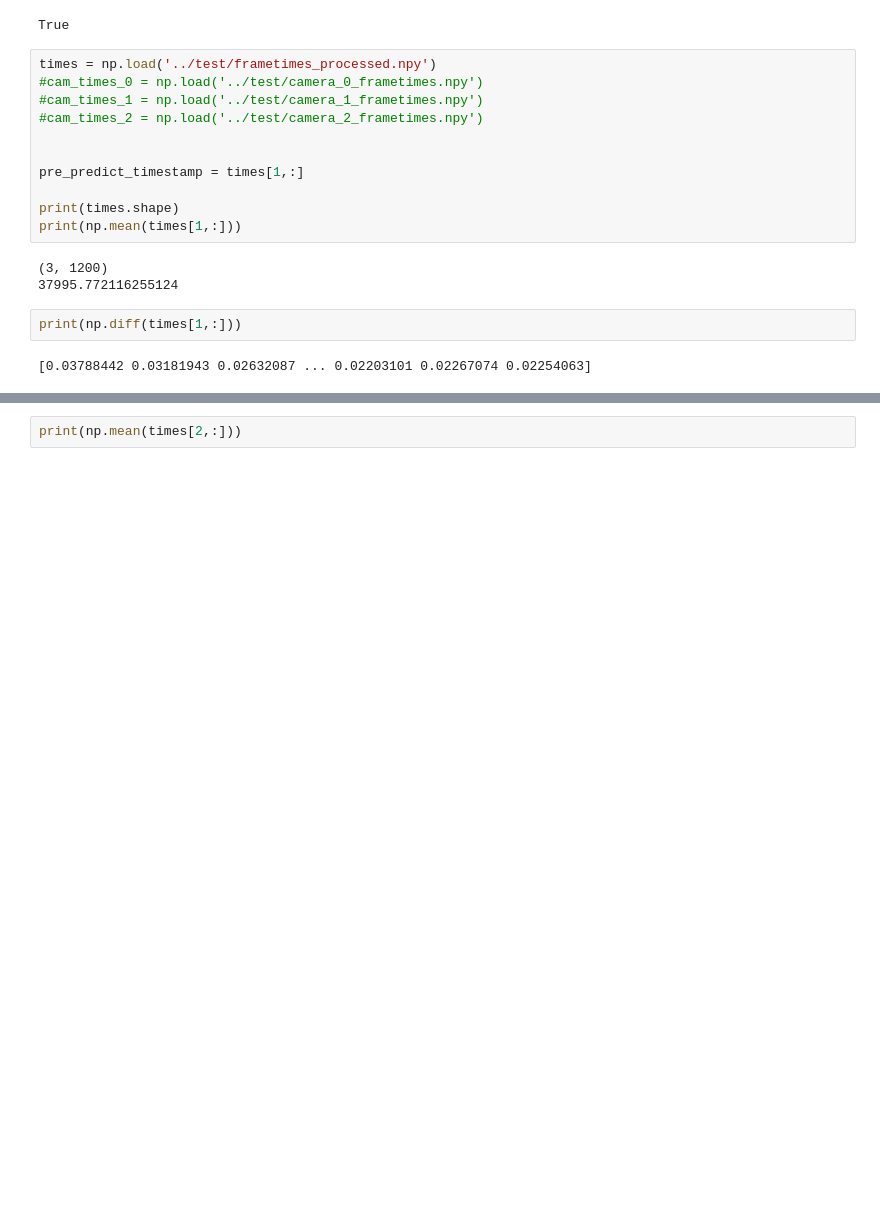
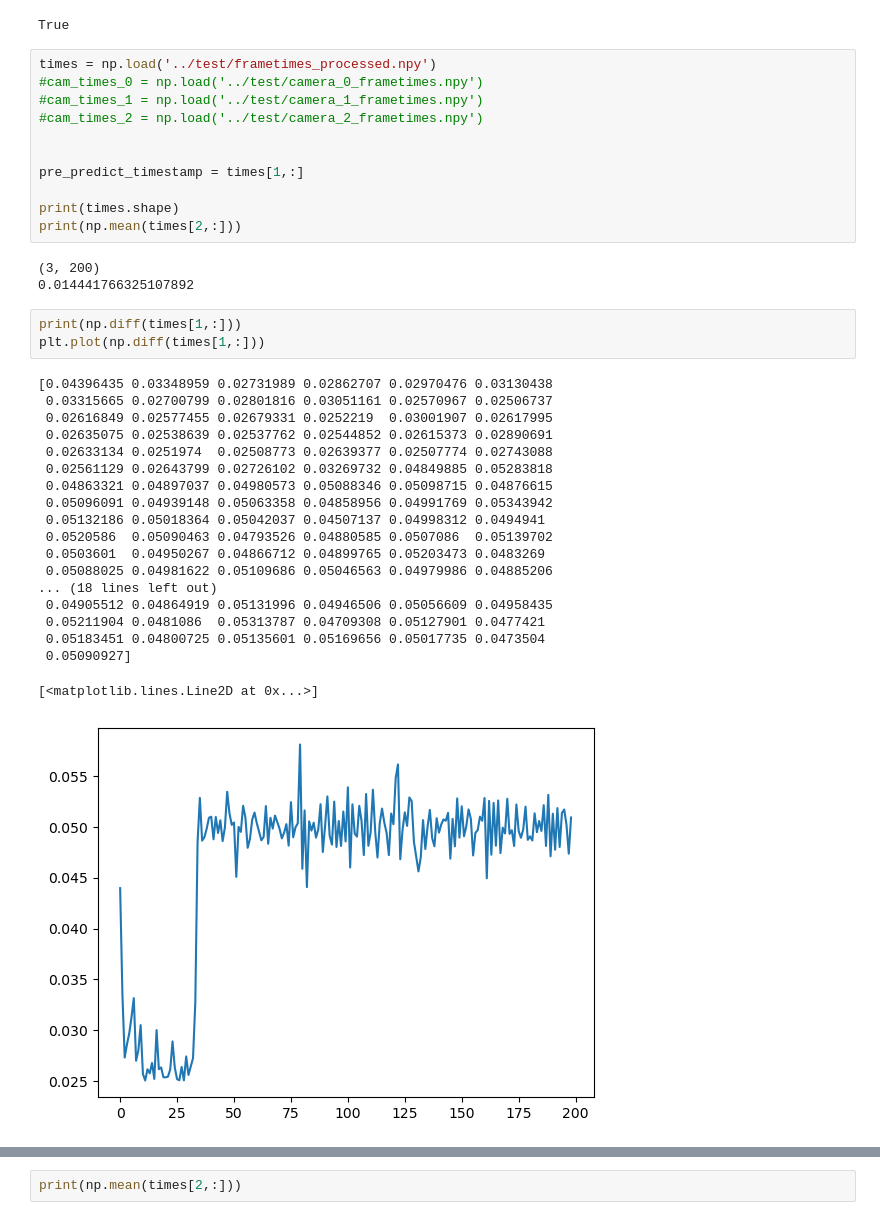
Before and after one commit to dysprague/campy, a Jupyter notebook: campy/test_model_pipeline.ipynb, the cells around one changed output, grey strips where cells are left out. Saved outputs shown, nothing was run; the diff lists cells and outputs as text; blank space fills up the shorter version.

```diff
--- a/campy/test_model_pipeline.ipynb
+++ b/campy/test_model_pipeline.ipynb
@@ -30,14 +30,33 @@ times = np.load('../test/frametimes_processed.npy')
 pre_predict_timestamp = times[1,:]
 
 print(times.shape)
-print(np.mean(times[1,:]))
+print(np.mean(times[2,:]))
 # %% [output]
-(3, 1200)
-37995.772116255124
+(3, 200)
+0.014441766325107892
 # %%
 print(np.diff(times[1,:]))
+plt.plot(np.diff(times[1,:]))
 # %% [output]
-[0.03788442 0.03181943 0.02632087 ... 0.02203101 0.02267074 0.02254063]
+[0.04396435 0.03348959 0.02731989 0.02862707 0.02970476 0.03130438
+ 0.03315665 0.02700799 0.02801816 0.03051161 0.02570967 0.02506737
+ 0.02616849 0.02577455 0.02679331 0.0252219  0.03001907 0.02617995
+ 0.02635075 0.02538639 0.02537762 0.02544852 0.02615373 0.02890691
+ 0.02633134 0.0251974  0.02508773 0.02639377 0.02507774 0.02743088
+ 0.02561129 0.02643799 0.02726102 0.03269732 0.04849885 0.05283818
+ 0.04863321 0.04897037 0.04980573 0.05088346 0.05098715 0.04876615
+ 0.05096091 0.04939148 0.05063358 0.04858956 0.04991769 0.05343942
+ 0.05132186 0.05018364 0.05042037 0.04507137 0.04998312 0.0494941
+ 0.0520586  0.05090463 0.04793526 0.04880585 0.0507086  0.05139702
+ 0.0503601  0.04950267 0.04866712 0.04899765 0.05203473 0.0483269
+ 0.05088025 0.04981622 0.05109686 0.05046563 0.04979986 0.04885206
+... (18 lines left out)
+ 0.04905512 0.04864919 0.05131996 0.04946506 0.05056609 0.04958435
+ 0.05211904 0.0481086  0.05313787 0.04709308 0.05127901 0.0477421
+ 0.05183451 0.04800725 0.05135601 0.05169656 0.05017735 0.0473504
+ 0.05090927]
+[<matplotlib.lines.Line2D at 0x...>]
+[figure, added]
 # %%
 print(acq_time)
 print(post_process_time)
```
Also changed, not shown: parts of 2 cells of this notebook, 4 other files.
